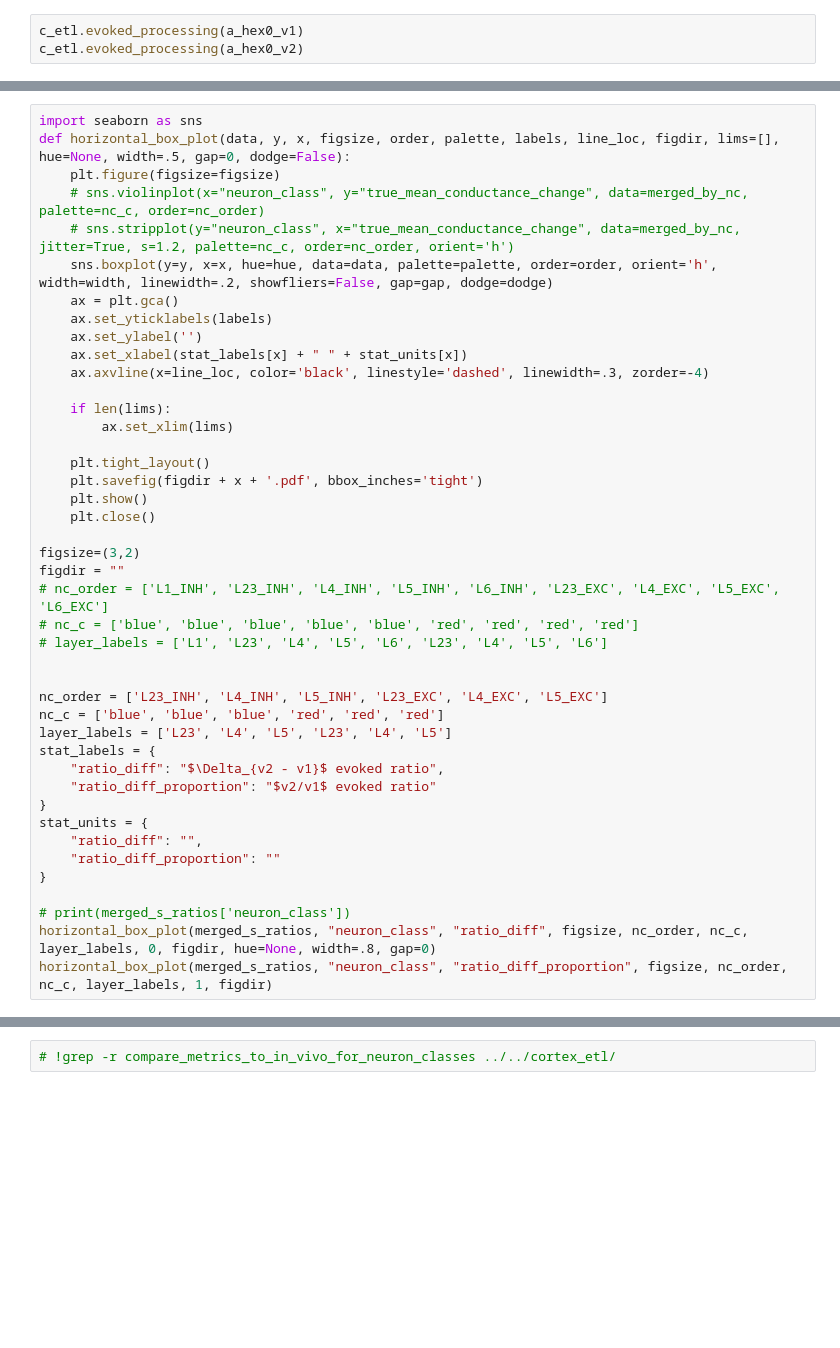
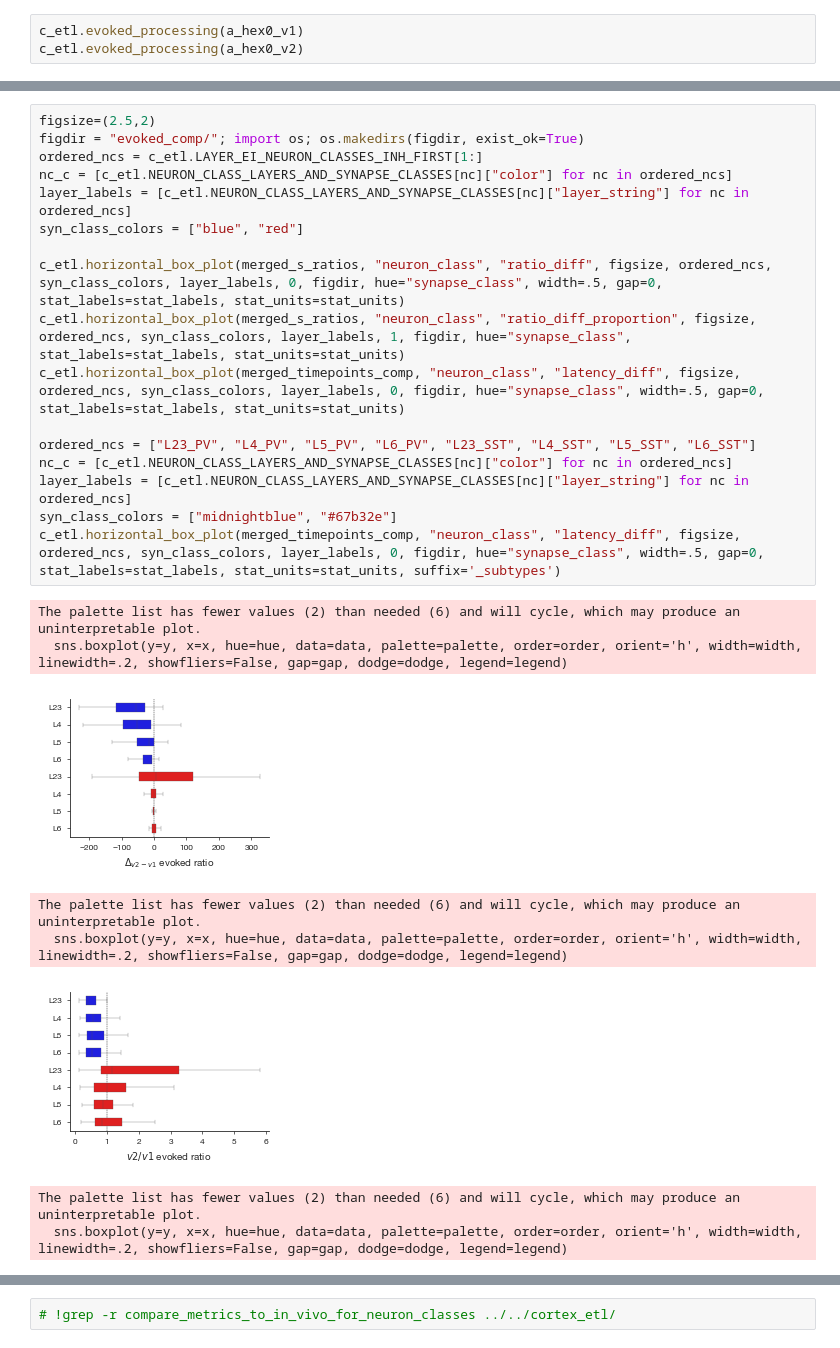
Before and after one commit to BlueBrain/cortexetl, a Jupyter notebook: notebooks/compare_sscx_v1_v2/compare_evoked.ipynb, the cells around one changed output, grey strips where cells are left out. Saved outputs shown, nothing was run; the diff lists cells and outputs as text; blank space fills up the shorter version.

```diff
--- a/notebooks/compare_sscx_v1_v2/compare_evoked.ipynb
+++ b/notebooks/compare_sscx_v1_v2/compare_evoked.ipynb
@@ -40,43 +73,26 @@ plt.close()
-# %%
-import seaborn as sns
-def horizontal_box_plot(data, y, x, figsize, order, palette, labels, line_loc, figdir, lims=[], hue=None, width=.5, gap=0, dodge=False):
-    plt.figure(figsize=figsize)
-    # sns.violinplot(x="neuron_class", y="true_mean_conductance_change", data=merged_by_nc, palette=nc_c, order=nc_order)
-    # sns.stripplot(y="neuron_class", x="true_mean_conductance_change", data=merged_by_nc, jitter=True, s=1.2, palette=nc_c, order=nc_order, orient='h')
-    sns.boxplot(y=y, x=x, hue=hue, data=data, palette=palette, order=order, orient='h', width=width, linewidth=.2, showfliers=False, gap=gap, dodge=dodge)
-    ax = plt.gca()
-    ax.set_yticklabels(labels)
-    ax.set_ylabel('')
-    ax.set_xlabel(stat_labels[x] + " " + stat_units[x])
-    ax.axvline(x=line_loc, color='black', linestyle='dashed', linewidth=.3, zorder=-4)
-
-    if len(lims):
-        ax.set_xlim(lims)
-
-    plt.tight_layout()
-    plt.savefig(figdir + x + '.pdf', bbox_inches='tight')
-    plt.show()
-    plt.close()
-
-figsize=(3,2)
-figdir = ""
-# nc_order = ['L1_INH', 'L23_INH', 'L4_INH', 'L5_INH', 'L6_INH', 'L23_EXC', 'L4_EXC', 'L5_EXC', 'L6_EXC']
-# nc_c = ['blue', 'blue', 'blue', 'blue', 'blue', 'red', 'red', 'red', 'red']
-# layer_labels = ['L1', 'L23', 'L4', 'L5', 'L6', 'L23', 'L4', 'L5', 'L6']
-
-
-nc_order = ['L23_INH', 'L4_INH', 'L5_INH', 'L23_EXC', 'L4_EXC', 'L5_EXC']
-nc_c = ['blue', 'blue', 'blue', 'red', 'red', 'red']
-layer_labels = ['L23', 'L4', 'L5', 'L23', 'L4', 'L5']
-stat_labels = {
-    "ratio_diff": "$\Delta_{v2 - v1}$ evoked ratio",
-    "ratio_diff_proportion": "$v2/v1$ evoked ratio"
-}
-stat_units = {
-    "ratio_diff": "",
-    "ratio_diff_proportion": ""
-}
-
-# print(merged_s_ratios['neuron_class'])
-horizontal_box_plot(merged_s_ratios, "neuron_class", "ratio_diff", figsize, nc_order, nc_c, layer_labels, 0, figdir, hue=None, width=.8, gap=0)
-horizontal_box_plot(merged_s_ratios, "neuron_class", "ratio_diff_proportion", figsize, nc_order, nc_c, layer_labels, 1, figdir)
+# %%
+figsize=(2.5,2)
+figdir = "evoked_comp/"; import os; os.makedirs(figdir, exist_ok=True)
+ordered_ncs = c_etl.LAYER_EI_NEURON_CLASSES_INH_FIRST[1:]
+nc_c = [c_etl.NEURON_CLASS_LAYERS_AND_SYNAPSE_CLASSES[nc]["color"] for nc in ordered_ncs]
+layer_labels = [c_etl.NEURON_CLASS_LAYERS_AND_SYNAPSE_CLASSES[nc]["layer_string"] for nc in ordered_ncs]
+syn_class_colors = ["blue", "red"]
+
+c_etl.horizontal_box_plot(merged_s_ratios, "neuron_class", "ratio_diff", figsize, ordered_ncs, syn_class_colors, layer_labels, 0, figdir, hue="synapse_class", width=.5, gap=0, stat_labels=stat_labels, stat_units=stat_units)
+c_etl.horizontal_box_plot(merged_s_ratios, "neuron_class", "ratio_diff_proportion", figsize, ordered_ncs, syn_class_colors, layer_labels, 1, figdir, hue="synapse_class", stat_labels=stat_labels, stat_units=stat_units)
+c_etl.horizontal_box_plot(merged_timepoints_comp, "neuron_class", "latency_diff", figsize, ordered_ncs, syn_class_colors, layer_labels, 0, figdir, hue="synapse_class", width=.5, gap=0, stat_labels=stat_labels, stat_units=stat_units)
+
+ordered_ncs = ["L23_PV", "L4_PV", "L5_PV", "L6_PV", "L23_SST", "L4_SST", "L5_SST", "L6_SST"]
+nc_c = [c_etl.NEURON_CLASS_LAYERS_AND_SYNAPSE_CLASSES[nc]["color"] for nc in ordered_ncs]
+layer_labels = [c_etl.NEURON_CLASS_LAYERS_AND_SYNAPSE_CLASSES[nc]["layer_string"] for nc in ordered_ncs]
+syn_class_colors = ["midnightblue", "#67b32e"]
+c_etl.horizontal_box_plot(merged_timepoints_comp, "neuron_class", "latency_diff", figsize, ordered_ncs, syn_class_colors, layer_labels, 0, figdir, hue="synapse_class", width=.5, gap=0, stat_labels=stat_labels, stat_units=stat_units, suffix='_subtypes')
+# %% [output]
+The palette list has fewer values (2) than needed (6) and will cycle, which may produce an uninterpretable plot.
+  sns.boxplot(y=y, x=x, hue=hue, data=data, palette=palette, order=order, orient='h', width=width, linewidth=.2, showfliers=False, gap=gap, dodge=dodge, legend=legend)
+[figure, added]
+The palette list has fewer values (2) than needed (6) and will cycle, which may produce an uninterpretable plot.
+  sns.boxplot(y=y, x=x, hue=hue, data=data, palette=palette, order=order, orient='h', width=width, linewidth=.2, showfliers=False, gap=gap, dodge=dodge, legend=legend)
+[figure, added]
+The palette list has fewer values (2) than needed (6) and will cycle, which may produce an uninterpretable plot.
+  sns.boxplot(y=y, x=x, hue=hue, data=data, palette=palette, order=order, orient='h', width=width, linewidth=.2, showfliers=False, gap=gap, dodge=dodge, legend=legend)
```
Also changed, not shown: parts of 5 cells of this notebook, 30 other files.
